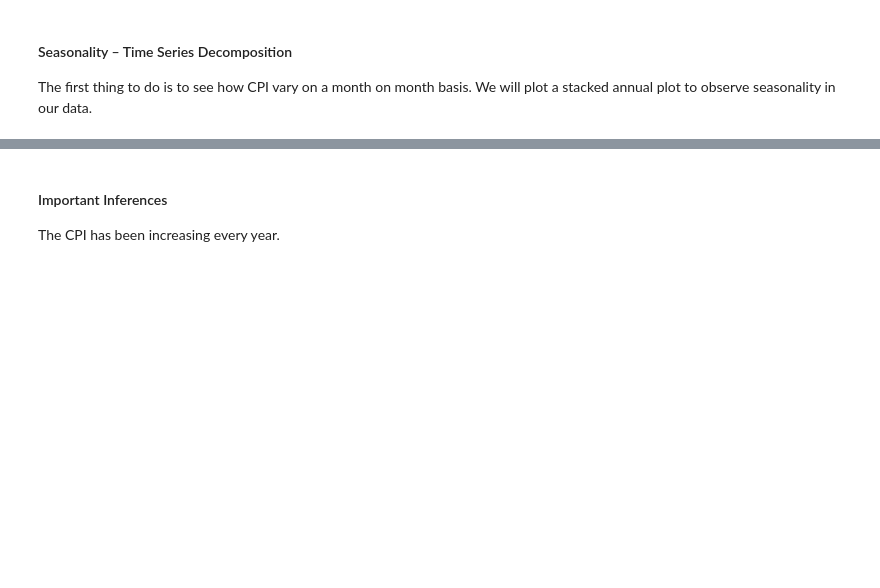
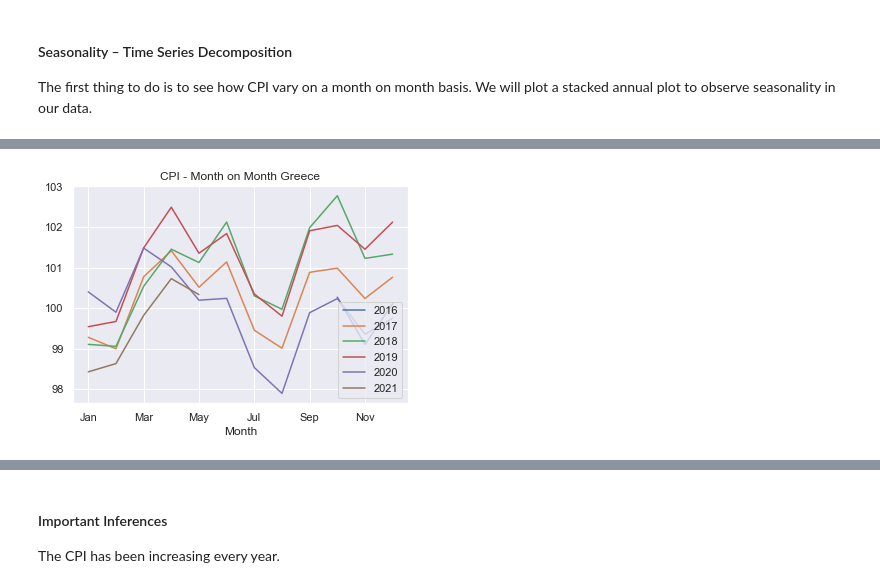
Before and after one commit to tajalahluwalia/data_tools_final_project, a Jupyter notebook: DataScienceToolsFinalProject.ipynb, the cells around one changed output, grey strips where cells are left out. Cells and saved outputs as stored; diff of their text form; code cells hidden in the pictures; blank space fills up the shorter version.

```diff
--- a/DataScienceToolsFinalProject.ipynb
+++ b/DataScienceToolsFinalProject.ipynb
@@ -351,0 +400,4 @@ for country in countries:
+# %%
+monthly_plotter(countries[2])
+# %% [output]
+[figure, added]
```
Also changed, not shown: parts of 59 cells of this notebook.
